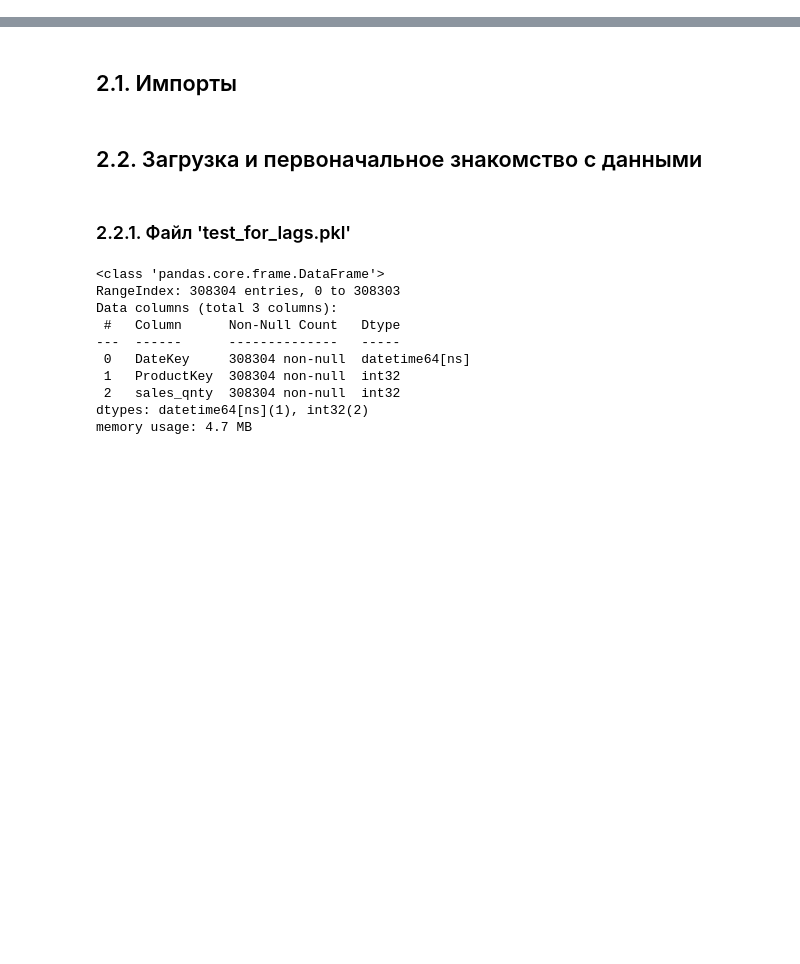
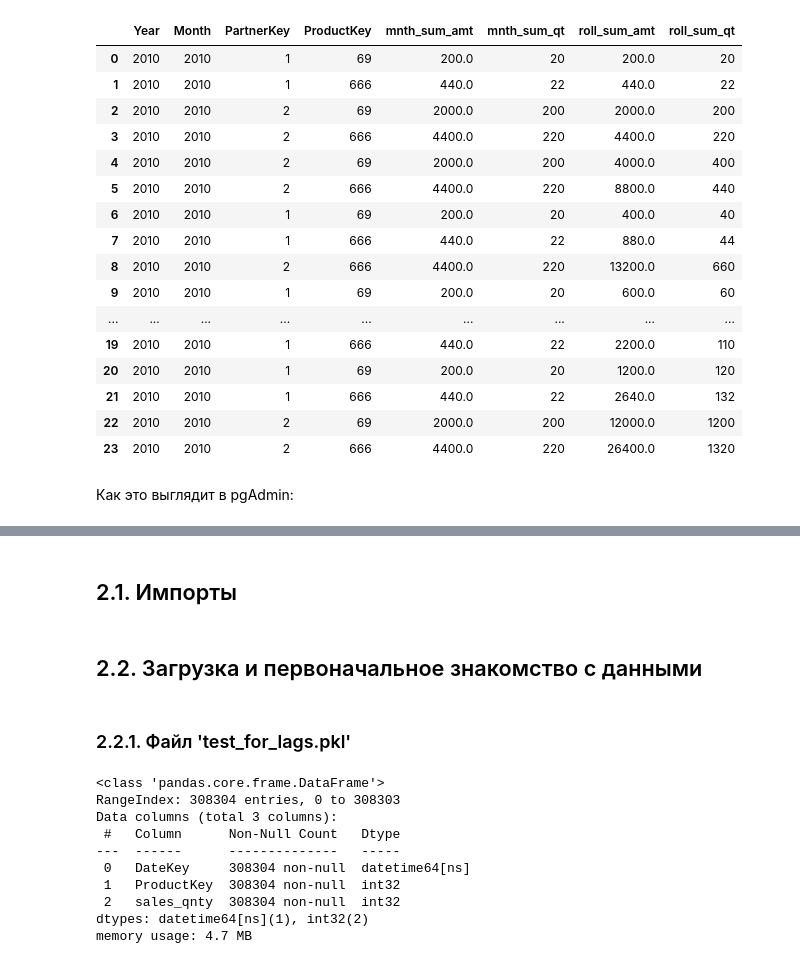
Before and after one commit to Jonzzi/share, a Jupyter notebook: IEC_Yumagulov.ipynb, the cells around one changed output, grey strips where cells are left out. Drawn from its saved outputs; the diff is of its cells as text; code cells hidden in the pictures; blank space fills up the shorter version.

```diff
--- a/IEC_Yumagulov.ipynb
+++ b/IEC_Yumagulov.ipynb
@@ -14,0 +65,4 @@
+# %%
+# подключение к БД
+conn = psycopg2.connect(database="sqlalchemy_tuts", user="postgres", password="2wsx3edc")
+conn.set_isolation_level(ISOLATION_LEVEL_AUTOCOMMIT)
@@ -14,0 +138,41 @@
+# %%
+# выполним запрос
+cur = conn.cursor()
+cur.execute(action)
+records = cur.fetchall()
+conn.commit()
+# %%
+# преобразуем результат в датафрейм для более наглядного отображения
+records = np.array(records)
+df = pd.DataFrame(records, columns=['Year', 'Month', 'PartnerKey', 'ProductKey', 'mnth_sum_amt', 'mnth_sum_qt', 'roll_sum_amt', 'roll_sum_qt'])
+df['Year'] = df['Year'].astype(int)
+df['Month'] = df['Year'].astype(int)
+df['PartnerKey'] = df['PartnerKey'].astype(int)
+df['ProductKey'] = df['ProductKey'].astype(int)
+# %%
+# mnth_sum_amt - сумма продаж за 1 месяц по каждому сочетанию PartnerKey+ProductKey из SalesAmountFull
+# mnth_sum_qt - количество продаж за 1 месяц по каждому сочетанию PartnerKey+ProductKey из SalesQuantityFull
+# oll_sum_amt - оконная функция скользящей суммы с заданным условием по суммам продаж
+# roll_sum_qt - оконная функция скользящей суммы с заданным условием по количеству продаж
+
+df.head(24)
+# %% [output]
+|  | Year | Month | PartnerKey | ProductKey | mnth_sum_amt | mnth_sum_qt | roll_sum_amt | roll_sum_qt |
+| 0 | 2010 | 2010 | 1 | 69 | 200.0 | 20 | 200.0 | 20 |
+| 1 | 2010 | 2010 | 1 | 666 | 440.0 | 22 | 440.0 | 22 |
+| 2 | 2010 | 2010 | 2 | 69 | 2000.0 | 200 | 2000.0 | 200 |
+| 3 | 2010 | 2010 | 2 | 666 | 4400.0 | 220 | 4400.0 | 220 |
+| 4 | 2010 | 2010 | 2 | 69 | 2000.0 | 200 | 4000.0 | 400 |
+| 5 | 2010 | 2010 | 2 | 666 | 4400.0 | 220 | 8800.0 | 440 |
+| 6 | 2010 | 2010 | 1 | 69 | 200.0 | 20 | 400.0 | 40 |
+| 7 | 2010 | 2010 | 1 | 666 | 440.0 | 22 | 880.0 | 44 |
+| 8 | 2010 | 2010 | 2 | 666 | 4400.0 | 220 | 13200.0 | 660 |
+| 9 | 2010 | 2010 | 1 | 69 | 200.0 | 20 | 600.0 | 60 |
+| ... | ... | ... | ... | ... | ... | ... | ... | ... |
+| 19 | 2010 | 2010 | 1 | 666 | 440.0 | 22 | 2200.0 | 110 |
+| 20 | 2010 | 2010 | 1 | 69 | 200.0 | 20 | 1200.0 | 120 |
+| 21 | 2010 | 2010 | 1 | 666 | 440.0 | 22 | 2640.0 | 132 |
+| 22 | 2010 | 2010 | 2 | 69 | 2000.0 | 200 | 12000.0 | 1200 |
+| 23 | 2010 | 2010 | 2 | 666 | 4400.0 | 220 | 26400.0 | 1320 |
+# %% [markdown]
+Как это выглядит в pgAdmin:
```
Also changed, not shown: parts of 29 cells of this notebook.
